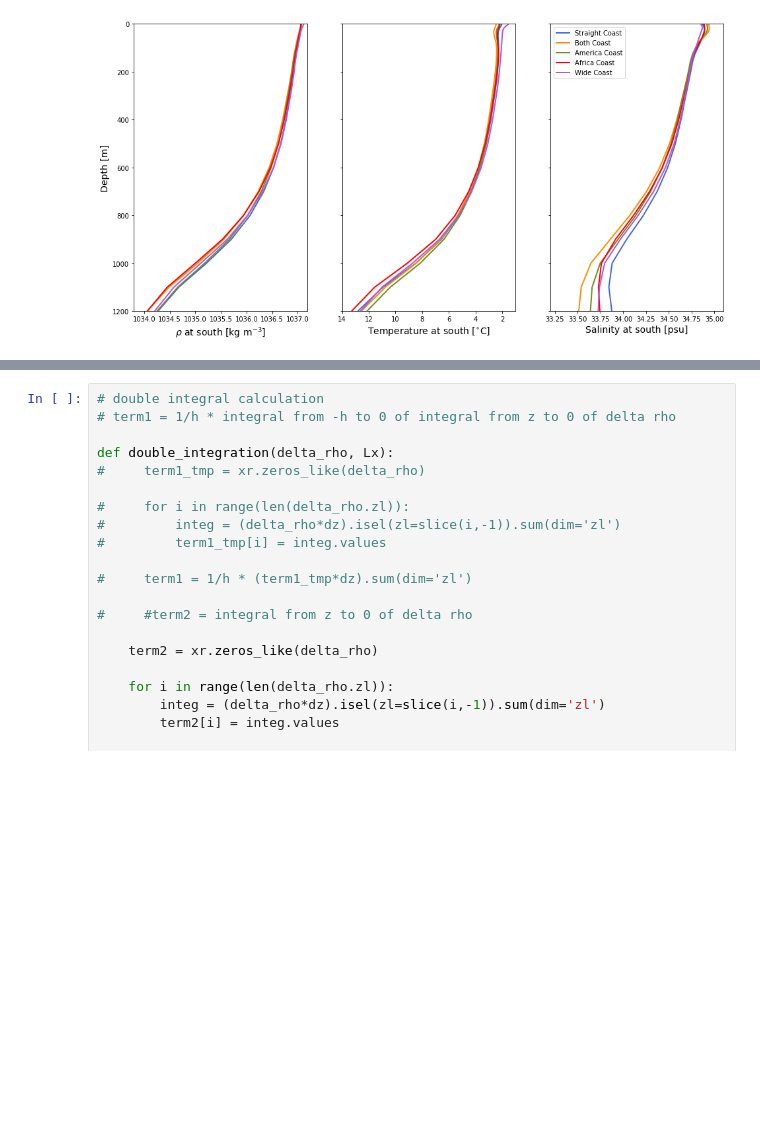
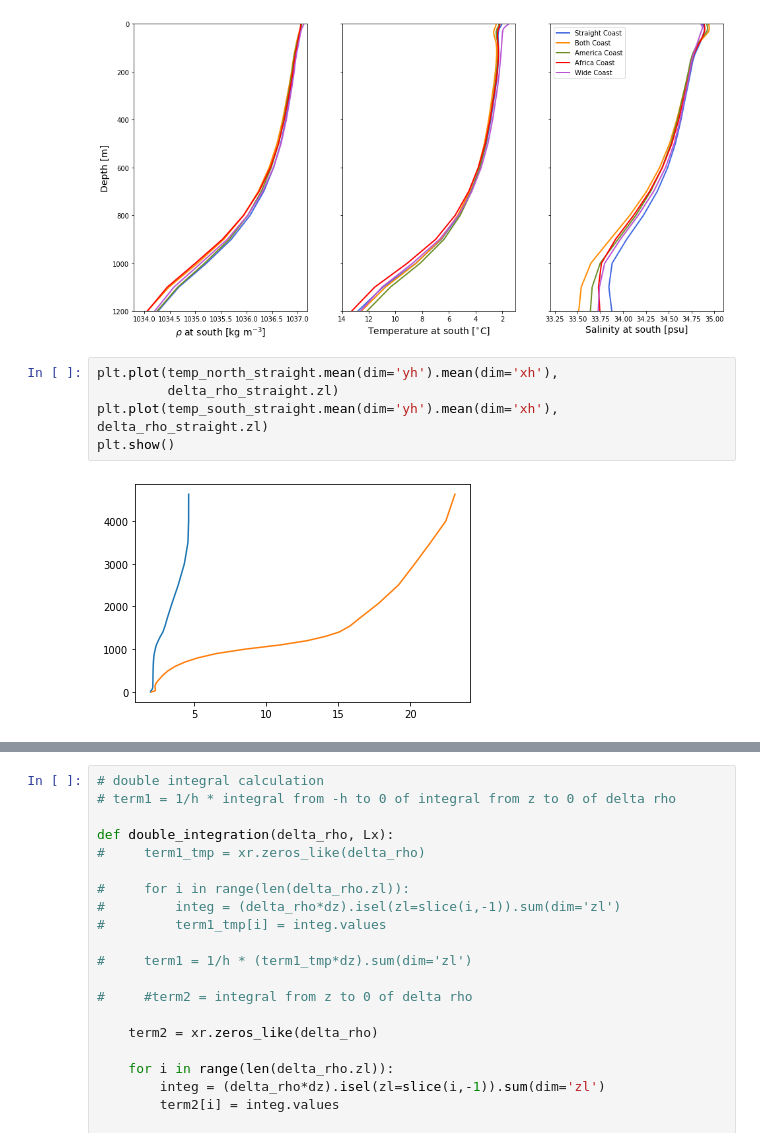
Before and after one commit to s-ragen/AQUA_CODE, a Jupyter notebook: scalings_wright_eos-Copy1.ipynb, the cells around one changed output, grey strips where cells are left out. Saved outputs shown, nothing was run; the diff lists cells and outputs as text; blank space fills up the shorter version.

```diff
--- a/scalings_wright_eos-Copy1.ipynb
+++ b/scalings_wright_eos-Copy1.ipynb
@@ -1253,3 +1253,10 @@ plt.show()
 # %% [output]
 [figure]
 [figure]
+# %%
+plt.plot(temp_north_straight.mean(dim='yh').mean(dim='xh'),
+         delta_rho_straight.zl)
+plt.plot(temp_south_straight.mean(dim='yh').mean(dim='xh'), delta_rho_straight.zl)
+plt.show()
+# %% [output]
+[figure, added]
```
Also changed, not shown: parts of 2 cells of this notebook, 1 other file.
